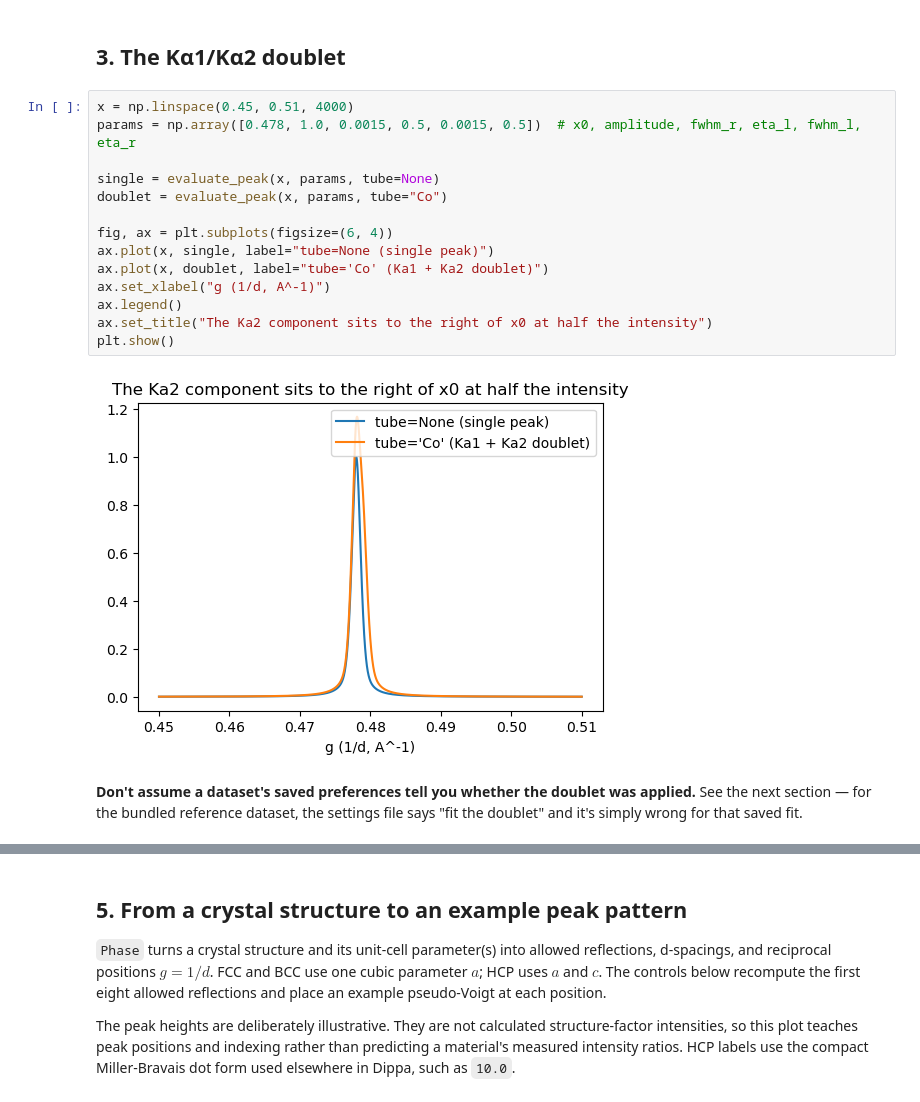
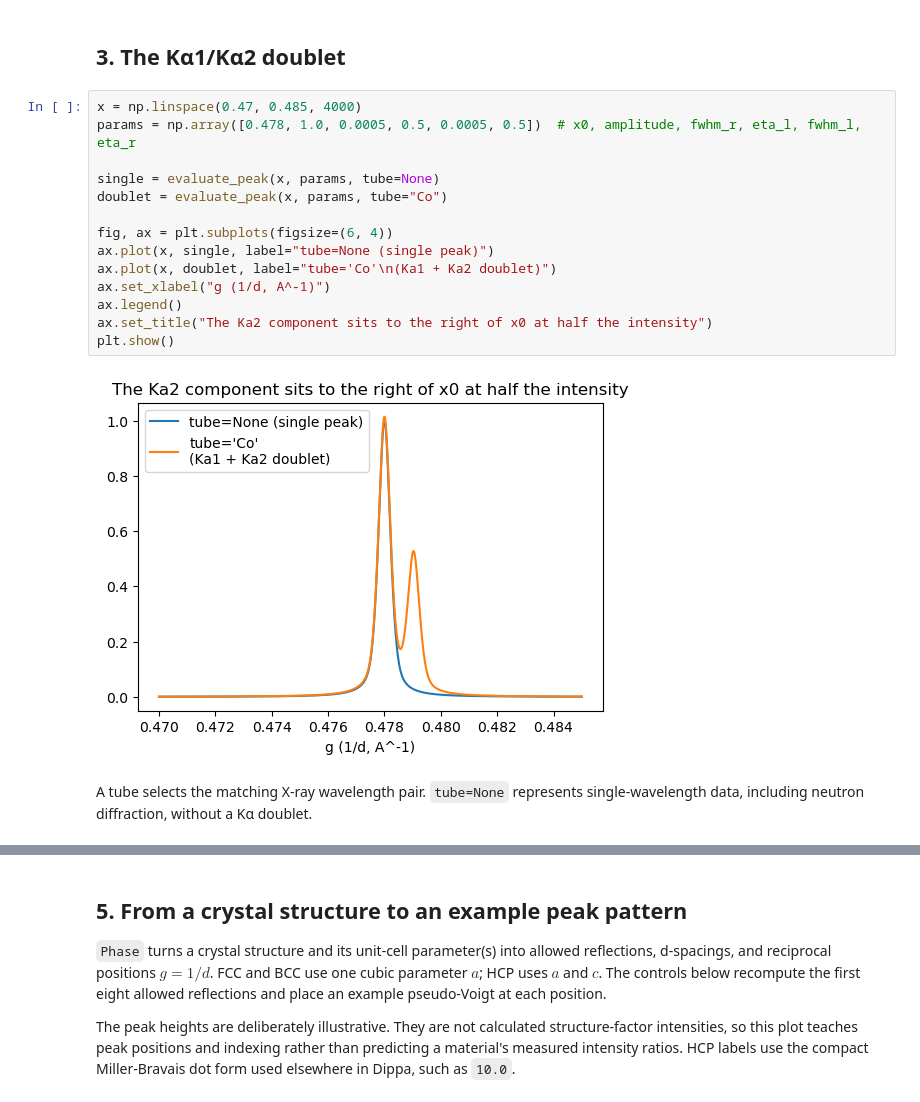
Before and after one commit to ThomasHSimm/dippa, a Jupyter notebook: notebooks/01_profiles_walkthrough.ipynb, the cells around one changed output, grey strips where cells are left out. Saved outputs shown, nothing was run; the diff lists cells and outputs as text.

```diff
--- a/notebooks/01_profiles_walkthrough.ipynb
+++ b/notebooks/01_profiles_walkthrough.ipynb
@@ -74,23 +102,22 @@ made here — don't "fix" the ordering without re-running the parity test in
 # %% [markdown]
 ## 3. The Kα1/Kα2 doublet
 # %%
-x = np.linspace(0.45, 0.51, 4000)
-params = np.array([0.478, 1.0, 0.0015, 0.5, 0.0015, 0.5])  # x0, amplitude, fwhm_r, eta_l, fwhm_l, eta_r
+x = np.linspace(0.47, 0.485, 4000)
+params = np.array([0.478, 1.0, 0.0005, 0.5, 0.0005, 0.5])  # x0, amplitude, fwhm_r, eta_l, fwhm_l, eta_r
 
 single = evaluate_peak(x, params, tube=None)
 doublet = evaluate_peak(x, params, tube="Co")
 
 fig, ax = plt.subplots(figsize=(6, 4))
 ax.plot(x, single, label="tube=None (single peak)")
-ax.plot(x, doublet, label="tube='Co' (Ka1 + Ka2 doublet)")
+ax.plot(x, doublet, label="tube='Co'\n(Ka1 + Ka2 doublet)")
 ax.set_xlabel("g (1/d, A^-1)")
 ax.legend()
 ax.set_title("The Ka2 component sits to the right of x0 at half the intensity")
 plt.show()
 # %% [output]
-[figure, old version]
+[figure, new version]
 # %% [markdown]
-**Don't assume a dataset's saved preferences tell you whether the doublet was applied.**
-See the next section — for the bundled reference dataset, the settings file
-says "fit the doublet" and it's simply wrong for that saved fit.
+A tube selects the matching X-ray wavelength pair. `tube=None` represents
+single-wavelength data, including neutron diffraction, without a Kα doublet.
 # %% [markdown]
```
Also changed, not shown: parts of 9 cells of this notebook, 6 other files.
